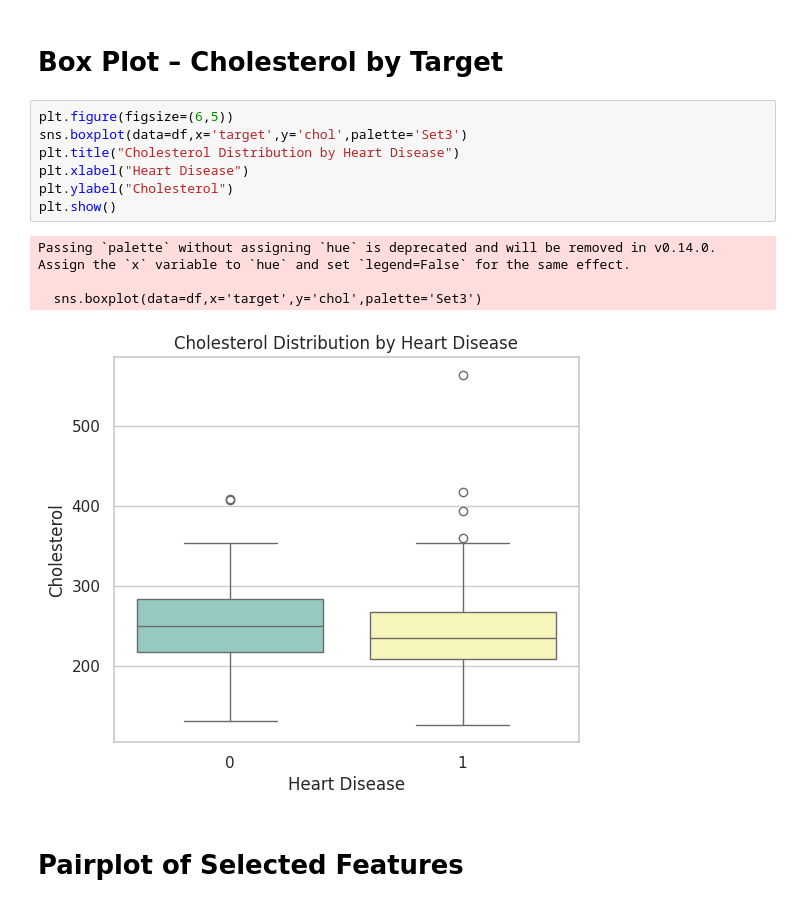
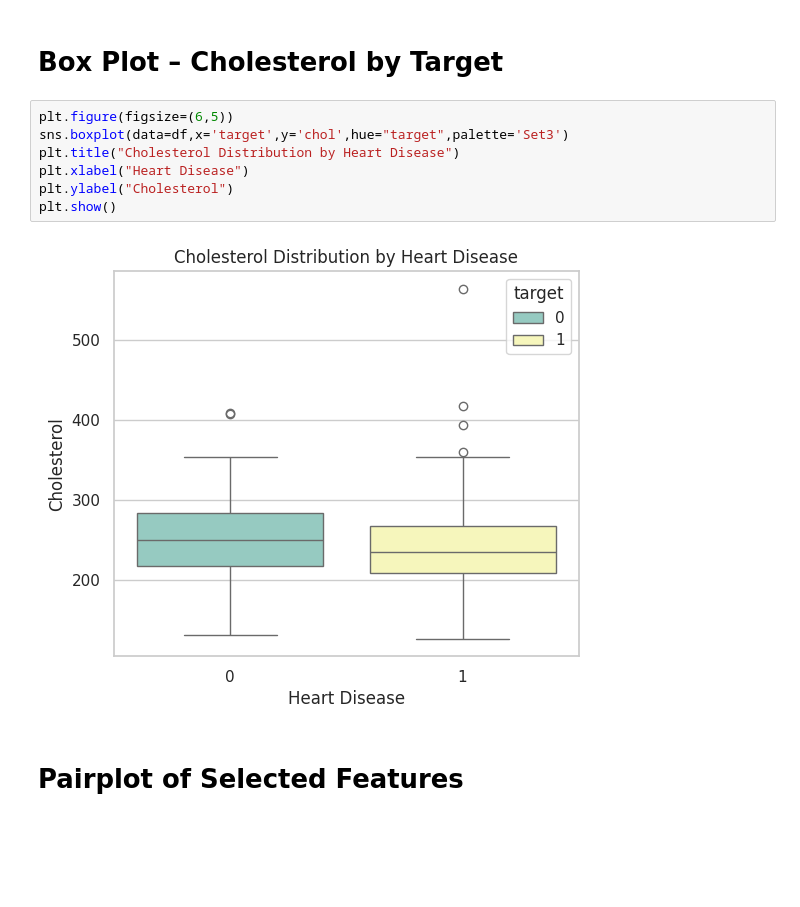
Before and after one commit to adityamehta2k4/Heart-Disease-Analysis, a Jupyter notebook: Heart_Disease_Prediction.ipynb, the cells around one changed output. Cells and saved outputs as stored; diff of their text form; blank space fills up the shorter version.

```diff
--- a/Heart_Disease_Prediction.ipynb
+++ b/Heart_Disease_Prediction.ipynb
@@ -118,16 +115,13 @@ plt.show()
 # **Box Plot – Cholesterol by Target**
 # %%
 plt.figure(figsize=(6,5))
-sns.boxplot(data=df,x='target',y='chol',palette='Set3')
+sns.boxplot(data=df,x='target',y='chol',hue="target",palette='Set3')
 plt.title("Cholesterol Distribution by Heart Disease")
 plt.xlabel("Heart Disease")
 plt.ylabel("Cholesterol")
 plt.show()
 # %% [output]
-Passing `palette` without assigning `hue` is deprecated and will be removed in v0.14.0. Assign the `x` variable to `hue` and set `legend=False` for the same effect.
-
-  sns.boxplot(data=df,x='target',y='chol',palette='Set3')
-[figure, old version]
+[figure, new version]
 # %% [markdown]
 # **Pairplot of Selected Features**
 # %%
```
Also changed, not shown: parts of 1 cell of this notebook.
